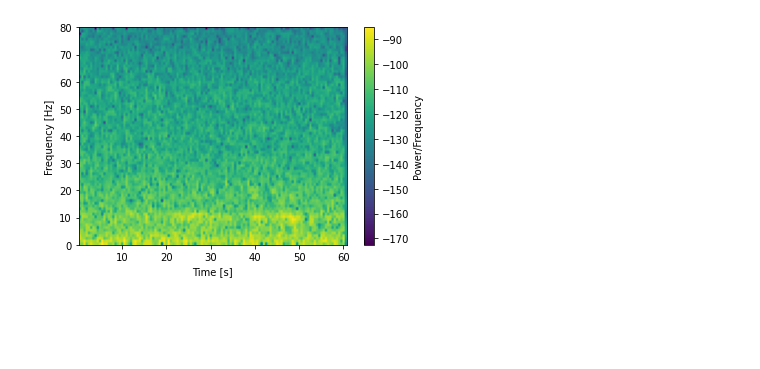
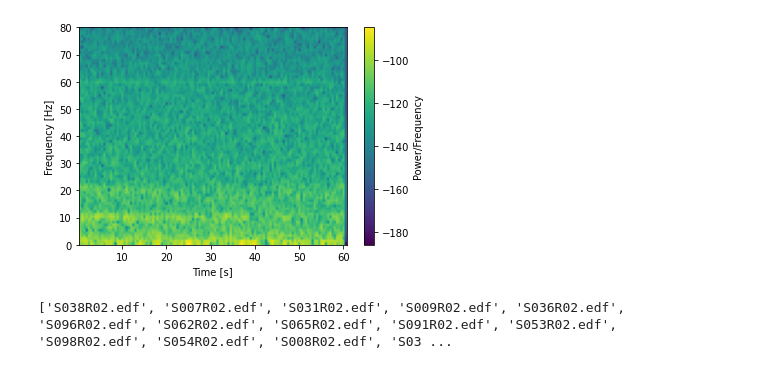
Before and after one commit to iggy96/Dementia-EEG-Analysis, a Jupyter notebook: test_script.ipynb, the cells around one changed output. Drawn from its saved outputs; the diff is of its cells as text; code cells hidden in the pictures; blank space fills up the shorter version.

```diff
--- a/test_script.ipynb
+++ b/test_script.ipynb
@@ -1,13 +0,0 @@
-# %%
-from fn_cfg import *
-import params as cfg
-
-local_dir = '/Users/joshuaighalo/Downloads/files-2'
-edf_data = mne.io.read_raw_edf(local_dir+'/S001/S001R02.edf')
-raw_data = edf_data.get_data()
-info = edf_data.info
-channels = edf_data.ch_names
-data_Cz = raw_data[10]
-print(info)
-plt.plot(data_Cz)
-fs = int(info['sfreq'])
@@ -27,0 +1,22 @@ fs = int(info['sfreq'])
+# %%
+from fn_cfg import *
+import params as cfg
+
+def extractEDF(file_name,local_directory):
+    subfolder = file_name[:-7]
+    directory = local_directory + '/' + subfolder + '/' + file_name
+    edf_file = mne.io.read_raw_edf(directory)
+    raw_data = edf_file.get_data()
+    info = edf_file.info
+    fs = int(info['sfreq'])
+    data_Cz = raw_data[10]
+    Ts = (np.arange(0,len(data_Cz)/fs,1/fs)).reshape(len(np.arange(0,len(data_Cz)/fs,1/fs)),1)
+    return data_Cz,info,fs,Ts
+
+
+local_dir = '/Users/joshuaighalo/Downloads/files-2'
+data = extractEDF('S011R02.edf',local_dir)
+eeg_Cz = data[0]
+info = data[1]
+fs = data[2]
+Ts = data[3]
@@ -28,14 +33,21 @@ fs = int(info['sfreq'])
 # %%
 plt.figure('Spectrogram')
-d, f, t, im = plt.specgram(data_Cz, NFFT=fs, Fs=fs, noverlap=fs/2)
+d, f, t, im = plt.specgram(eeg_Cz, NFFT=fs, Fs=fs, noverlap=fs/2)
 plt.colorbar(label= "Power/Frequency")
 plt.ylabel('Frequency [Hz]')
 plt.xlabel('Time [s]')
 plt.show()
 # %% [output]
-[figure, old version]
+[figure, new version]
 # %%
 files_EO = []
+files_EC = []
 for root, dirs, files in os.walk(local_dir):
     if files:
         files_EO.append(sorted(files)[0])
+        files_EC.append(sorted(files)[2])
+files_EO = files_EO[1:]
+files_EC = files_EC[1:]
+print(files_EC)
+# %% [output]
+['S038R02.edf', 'S007R02.edf', 'S031R02.edf', 'S009R02.edf', 'S036R02.edf', 'S096R02.edf', 'S062R02.edf', 'S065R02.edf', 'S091R02.edf', 'S053R02.edf', 'S098R02.edf', 'S054R02.edf', 'S008R02.edf', 'S03 ...
```
Also changed, not shown: parts of 5 cells of this notebook.
